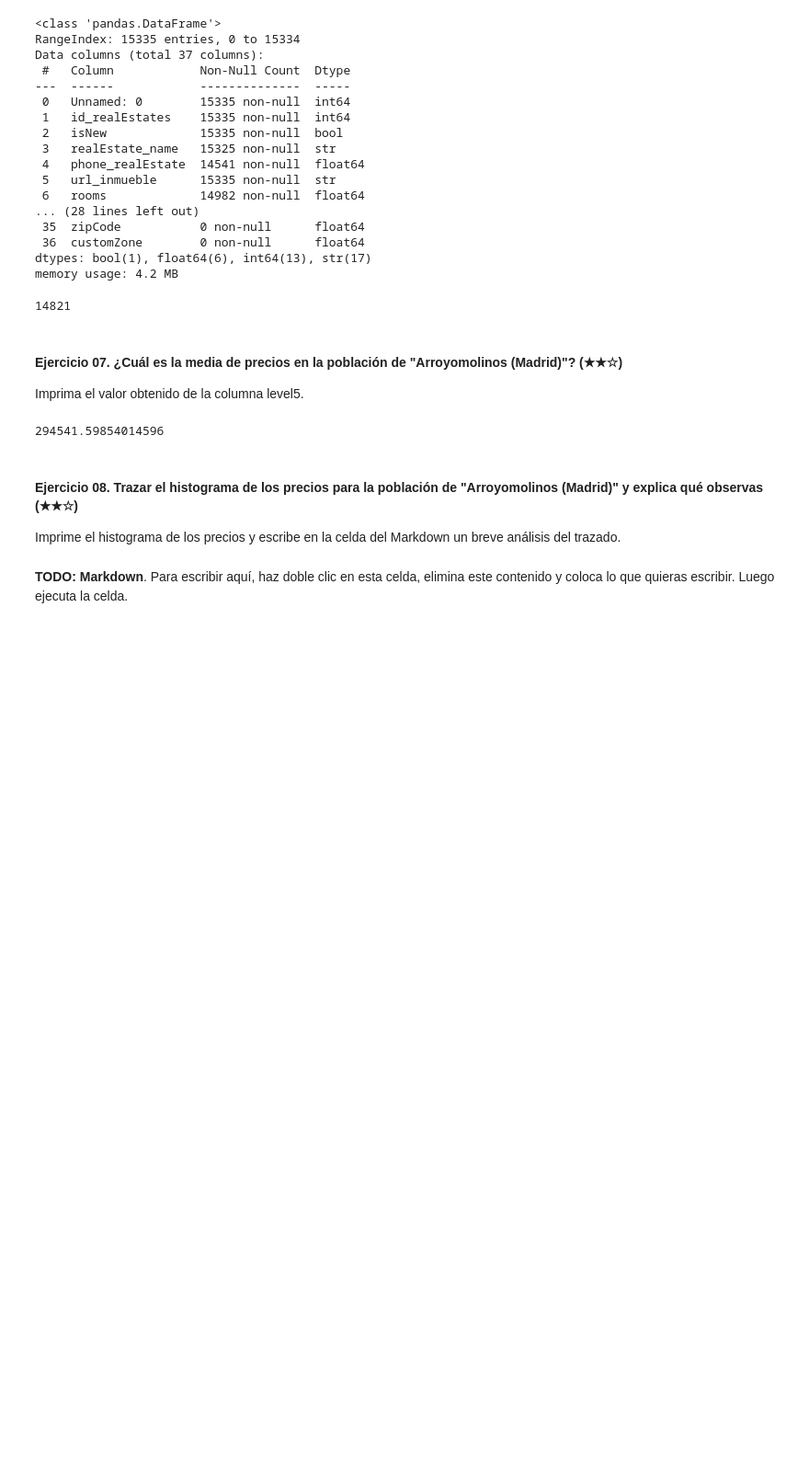
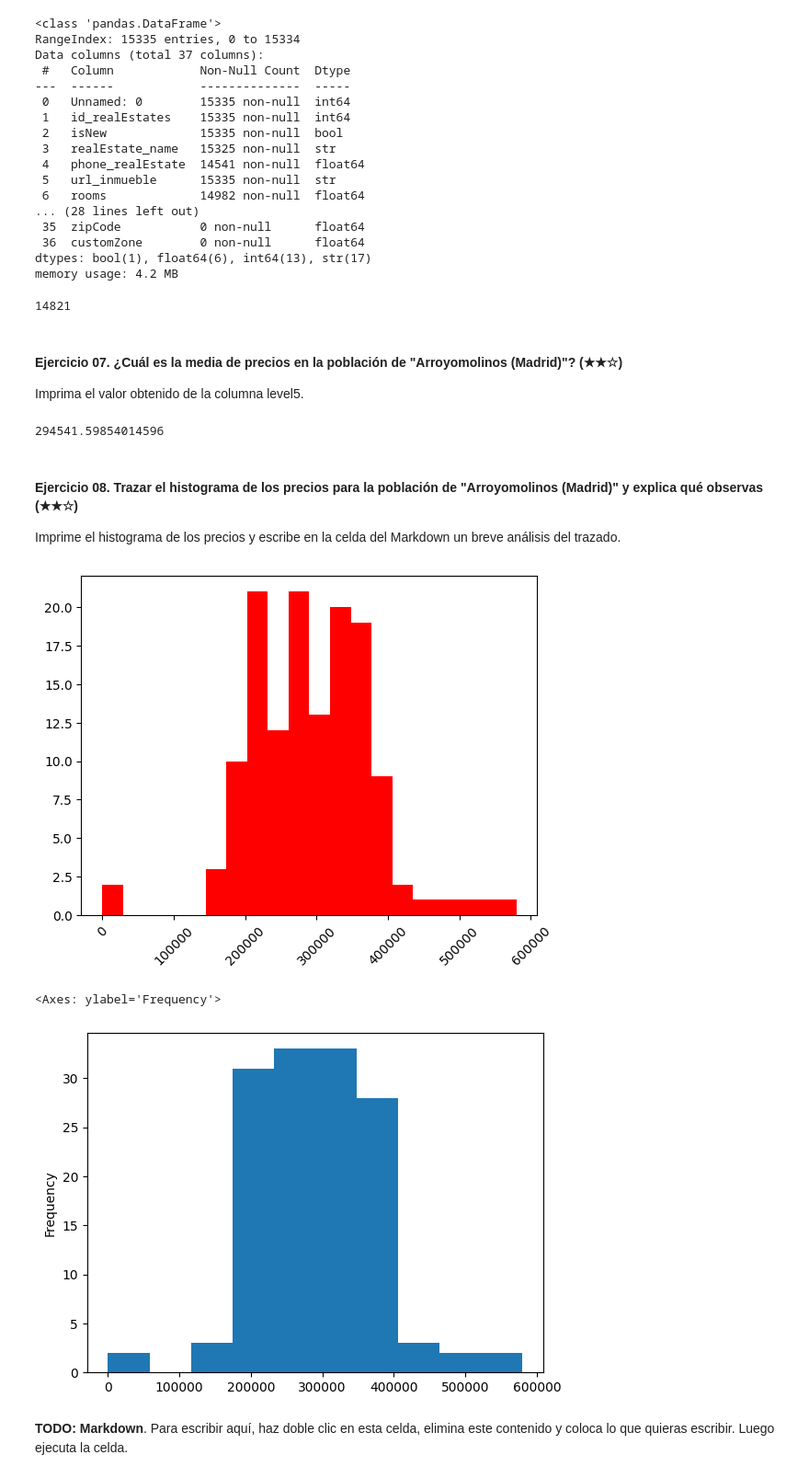
Before and after one commit to mfvilches/data-clean-up-pandas-for-beginners-project, a Jupyter notebook: project.es.ipynb, the cells around one changed output. Shown at 92% size. Cells and saved outputs as stored; diff of their text form; code cells hidden in the pictures; blank space fills up the shorter version.

```diff
--- a/project.es.ipynb
+++ b/project.es.ipynb
@@ -312,6 +312,15 @@ Imprime el histograma de los precios y escribe en la celda del Markdown un breve
 # %%
 import matplotlib.pyplot as plt
 
 # Trazar el histograma de precios
+plt.hist(ds_arroyomolinos['price'],bins=20,color='red')
+plt.xticks(rotation=45)
+plt.show()
+
+ds_arroyomolinos['price'].plot(kind='hist')
+# %% [output]
+[figure, added]
+<Axes: ylabel='Frequency'>
+[figure, added]
 # %% [markdown]
 **TODO: Markdown**. Para escribir aquí, haz doble clic en esta celda, elimina este contenido y coloca lo que quieras escribir. Luego ejecuta la celda.
```
